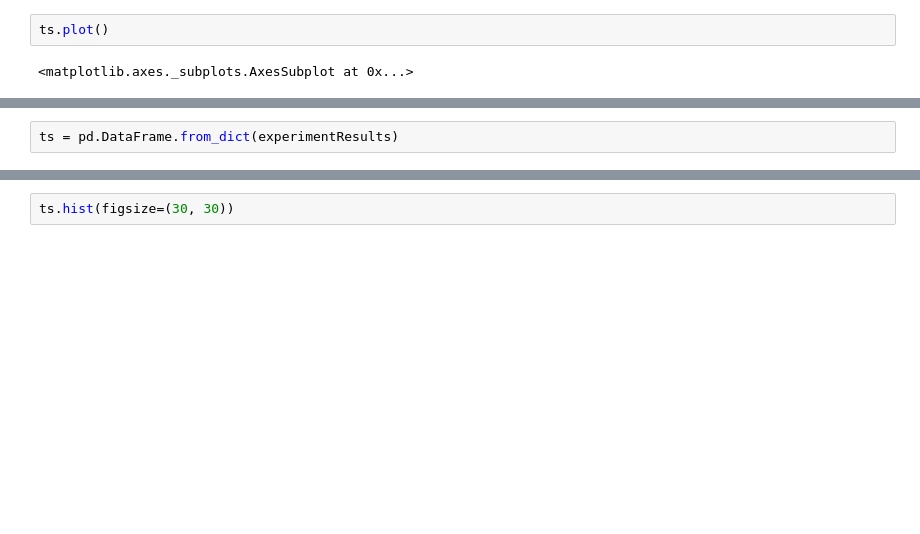
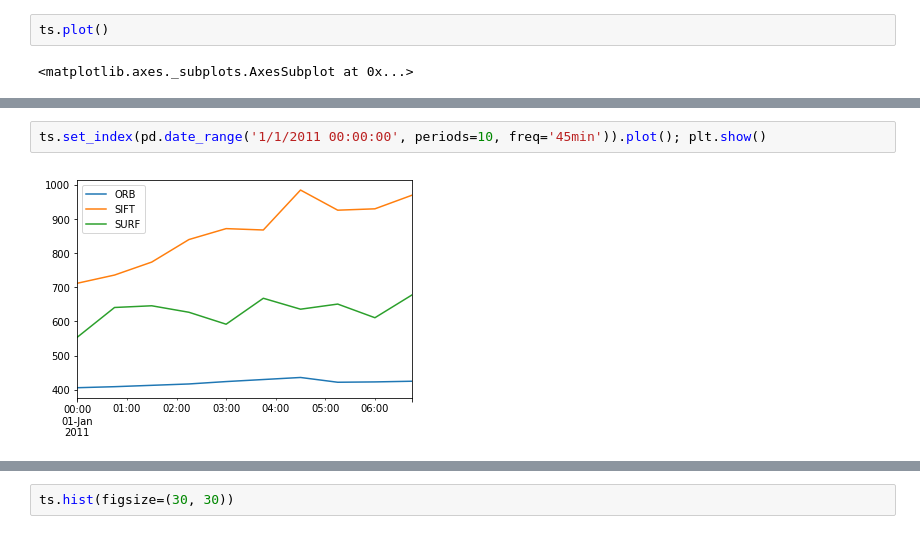
Before and after one commit to jonasagx/nephos, a Jupyter notebook: notebooks/Experiment 1 - Finding features.ipynb, the cells around one changed output, grey strips where cells are left out. Drawn from its saved outputs; the diff is of its cells as text; blank space fills up the shorter version.

```diff
--- a/notebooks/Experiment 1 - Finding features.ipynb
+++ b/notebooks/Experiment 1 - Finding features.ipynb
@@ -19,3 +21 @@ run findingTest.py
-# %%
-ts = pd.DataFrame.from_dict(experimentResults)
 # %%
@@ -34,0 +46,4 @@ ts.get('ORB_rb').hist()
+# %%
+ts.set_index(pd.date_range('1/1/2011 00:00:00', periods=10, freq='45min')).plot(); plt.show()
+# %% [output]
+[figure, added]
```
Also changed, not shown: parts of 21 cells of this notebook.
